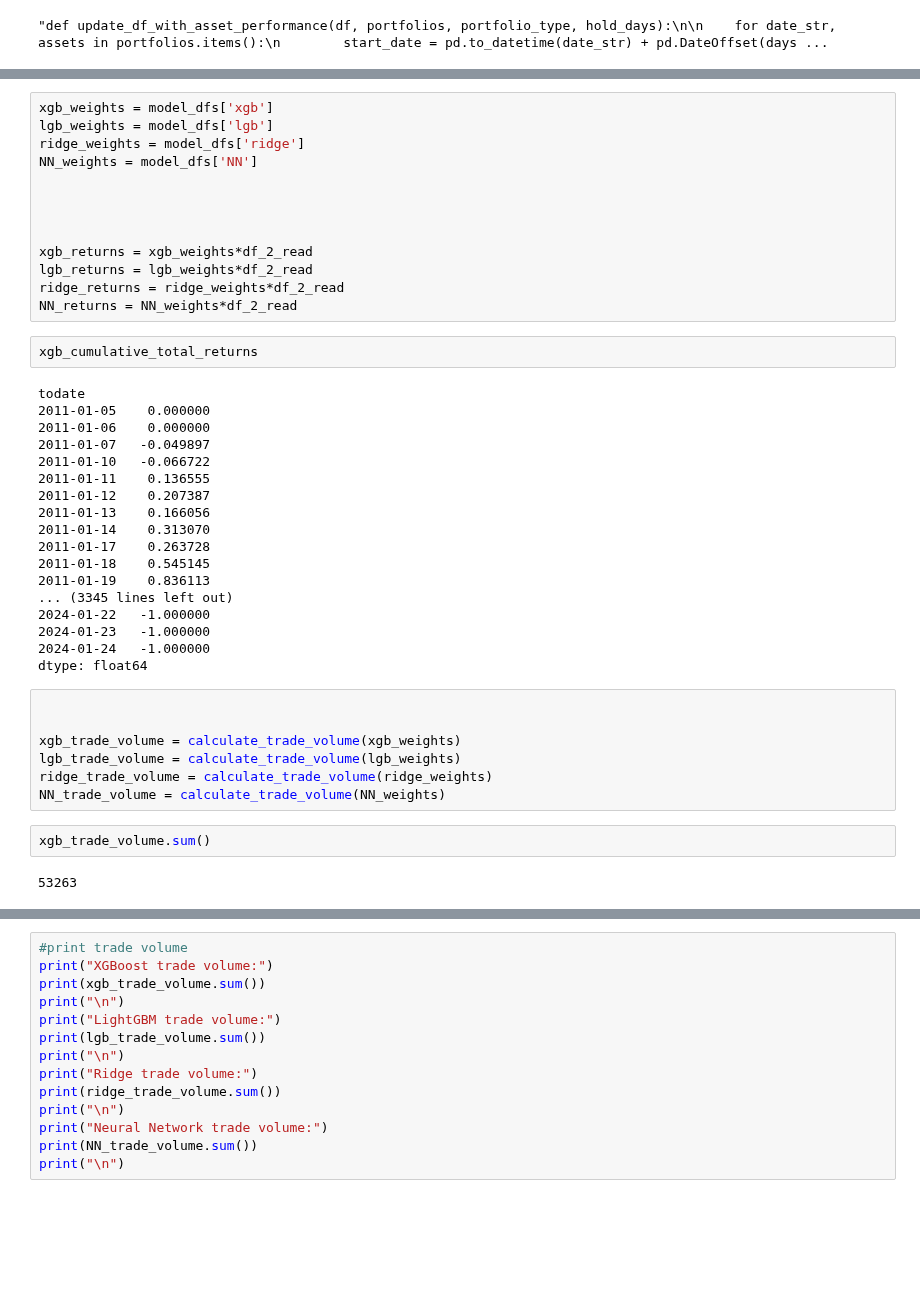
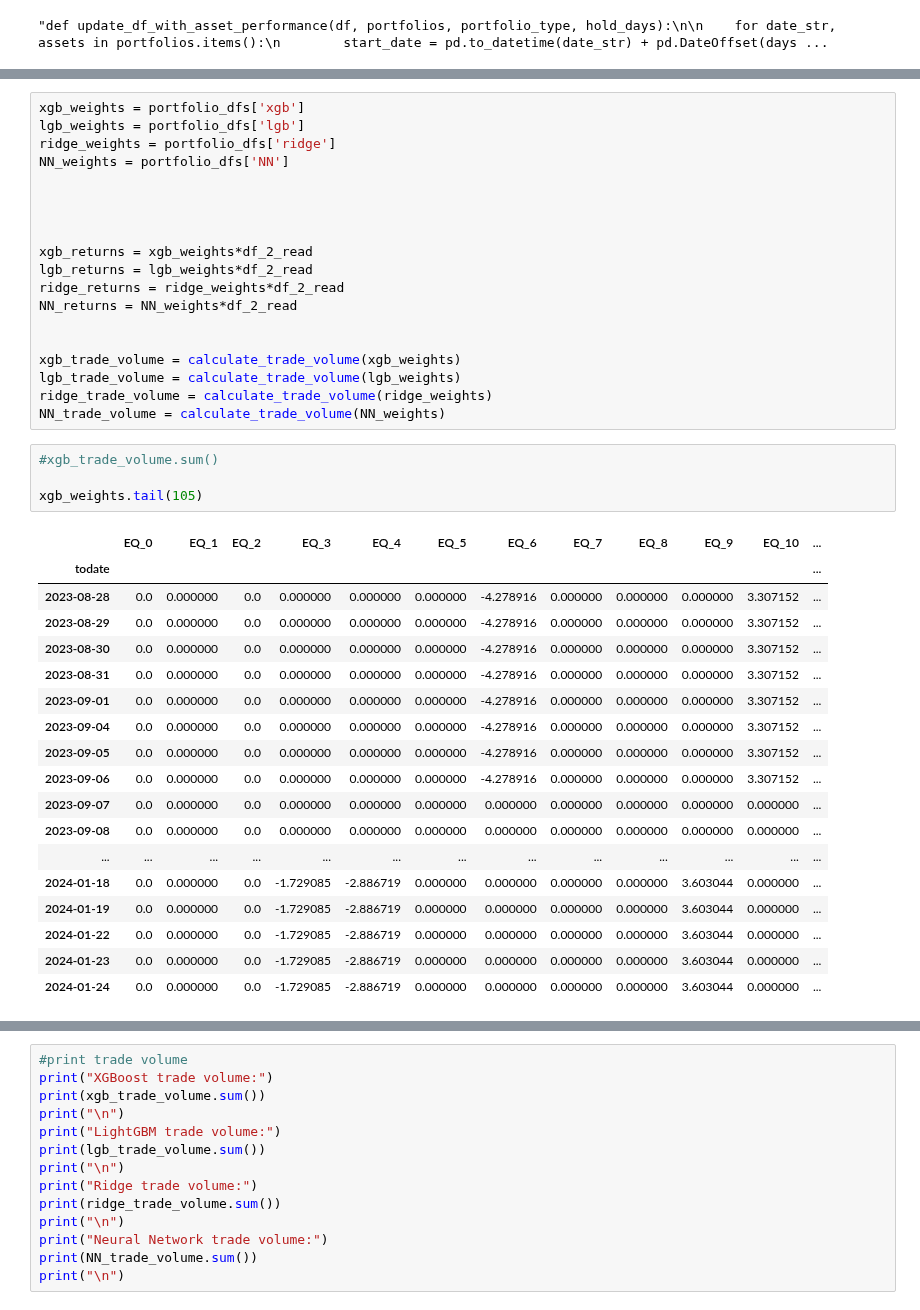
Before and after one commit to OscarAzrak/Master-thesis, a Jupyter notebook: Files/Codes.ipynb, the cells around one changed output, grey strips where cells are left out. Drawn from its saved outputs; the diff is of its cells as text; blank space fills up the shorter version.

Commit message:
fixat viktningen, håller i 10 dagar, nya köp sker direkt efter, return är skit dock

```diff
--- a/Files/Codes.ipynb
+++ b/Files/Codes.ipynb
@@ -247,8 +289,8 @@ array([ 9.95257808, 33.79366787, 15.22661119])
 # %%
-xgb_weights = model_dfs['xgb']
-lgb_weights = model_dfs['lgb']
-ridge_weights = model_dfs['ridge']
-NN_weights = model_dfs['NN']
+xgb_weights = portfolio_dfs['xgb']
+lgb_weights = portfolio_dfs['lgb']
+ridge_weights = portfolio_dfs['ridge']
+NN_weights = portfolio_dfs['NN']
 
 
 
@@ -257,37 +299,35 @@ xgb_returns = xgb_weights*df_2_read
 lgb_returns = lgb_weights*df_2_read
 ridge_returns = ridge_weights*df_2_read
 NN_returns = NN_weights*df_2_read
+
+
+xgb_trade_volume = calculate_trade_volume(xgb_weights)
+lgb_trade_volume = calculate_trade_volume(lgb_weights)
+ridge_trade_volume = calculate_trade_volume(ridge_weights)
+NN_trade_volume = calculate_trade_volume(NN_weights)
-# %%
-xgb_cumulative_total_returns
-# %% [output]
-todate
-2011-01-05    0.000000
-2011-01-06    0.000000
-2011-01-07   -0.049897
-2011-01-10   -0.066722
-2011-01-11    0.136555
-2011-01-12    0.207387
-2011-01-13    0.166056
-2011-01-14    0.313070
-2011-01-17    0.263728
-2011-01-18    0.545145
-2011-01-19    0.836113
-... (3345 lines left out)
-2024-01-22   -1.000000
-2024-01-23   -1.000000
-2024-01-24   -1.000000
-dtype: float64
-# %%
-
-
-xgb_trade_volume = calculate_trade_volume(xgb_weights)
-lgb_trade_volume = calculate_trade_volume(lgb_weights)
-ridge_trade_volume = calculate_trade_volume(ridge_weights)
-NN_trade_volume = calculate_trade_volume(NN_weights)
-# %%
-xgb_trade_volume.sum()
-# %% [output]
-53263
+# %%
+#xgb_trade_volume.sum()
+
+xgb_weights.tail(105)
+# %% [output]
+|  | EQ_0 | EQ_1 | EQ_2 | EQ_3 | EQ_4 | EQ_5 | EQ_6 | EQ_7 | EQ_8 | EQ_9 | EQ_10 | ... |
+| todate |  |  |  |  |  |  |  |  |  |  |  | ... |
+| 2023-08-28 | 0.0 | 0.000000 | 0.0 | 0.000000 | 0.000000 | 0.000000 | -4.278916 | 0.000000 | 0.000000 | 0.000000 | 3.307152 | ... |
+| 2023-08-29 | 0.0 | 0.000000 | 0.0 | 0.000000 | 0.000000 | 0.000000 | -4.278916 | 0.000000 | 0.000000 | 0.000000 | 3.307152 | ... |
+| 2023-08-30 | 0.0 | 0.000000 | 0.0 | 0.000000 | 0.000000 | 0.000000 | -4.278916 | 0.000000 | 0.000000 | 0.000000 | 3.307152 | ... |
+| 2023-08-31 | 0.0 | 0.000000 | 0.0 | 0.000000 | 0.000000 | 0.000000 | -4.278916 | 0.000000 | 0.000000 | 0.000000 | 3.307152 | ... |
+| 2023-09-01 | 0.0 | 0.000000 | 0.0 | 0.000000 | 0.000000 | 0.000000 | -4.278916 | 0.000000 | 0.000000 | 0.000000 | 3.307152 | ... |
+| 2023-09-04 | 0.0 | 0.000000 | 0.0 | 0.000000 | 0.000000 | 0.000000 | -4.278916 | 0.000000 | 0.000000 | 0.000000 | 3.307152 | ... |
+| 2023-09-05 | 0.0 | 0.000000 | 0.0 | 0.000000 | 0.000000 | 0.000000 | -4.278916 | 0.000000 | 0.000000 | 0.000000 | 3.307152 | ... |
+| 2023-09-06 | 0.0 | 0.000000 | 0.0 | 0.000000 | 0.000000 | 0.000000 | -4.278916 | 0.000000 | 0.000000 | 0.000000 | 3.307152 | ... |
+| 2023-09-07 | 0.0 | 0.000000 | 0.0 | 0.000000 | 0.000000 | 0.000000 | 0.000000 | 0.000000 | 0.000000 | 0.000000 | 0.000000 | ... |
+| 2023-09-08 | 0.0 | 0.000000 | 0.0 | 0.000000 | 0.000000 | 0.000000 | 0.000000 | 0.000000 | 0.000000 | 0.000000 | 0.000000 | ... |
+| ... | ... | ... | ... | ... | ... | ... | ... | ... | ... | ... | ... | ... |
+| 2024-01-18 | 0.0 | 0.000000 | 0.0 | -1.729085 | -2.886719 | 0.000000 | 0.000000 | 0.000000 | 0.000000 | 3.603044 | 0.000000 | ... |
+| 2024-01-19 | 0.0 | 0.000000 | 0.0 | -1.729085 | -2.886719 | 0.000000 | 0.000000 | 0.000000 | 0.000000 | 3.603044 | 0.000000 | ... |
+| 2024-01-22 | 0.0 | 0.000000 | 0.0 | -1.729085 | -2.886719 | 0.000000 | 0.000000 | 0.000000 | 0.000000 | 3.603044 | 0.000000 | ... |
+| 2024-01-23 | 0.0 | 0.000000 | 0.0 | -1.729085 | -2.886719 | 0.000000 | 0.000000 | 0.000000 | 0.000000 | 3.603044 | 0.000000 | ... |
+| 2024-01-24 | 0.0 | 0.000000 | 0.0 | -1.729085 | -2.886719 | 0.000000 | 0.000000 | 0.000000 | 0.000000 | 3.603044 | 0.000000 | ... |
 # %%
 import matplotlib.pyplot as plt
 
```
Also changed, not shown: parts of 8 cells of this notebook, 1 other file.
